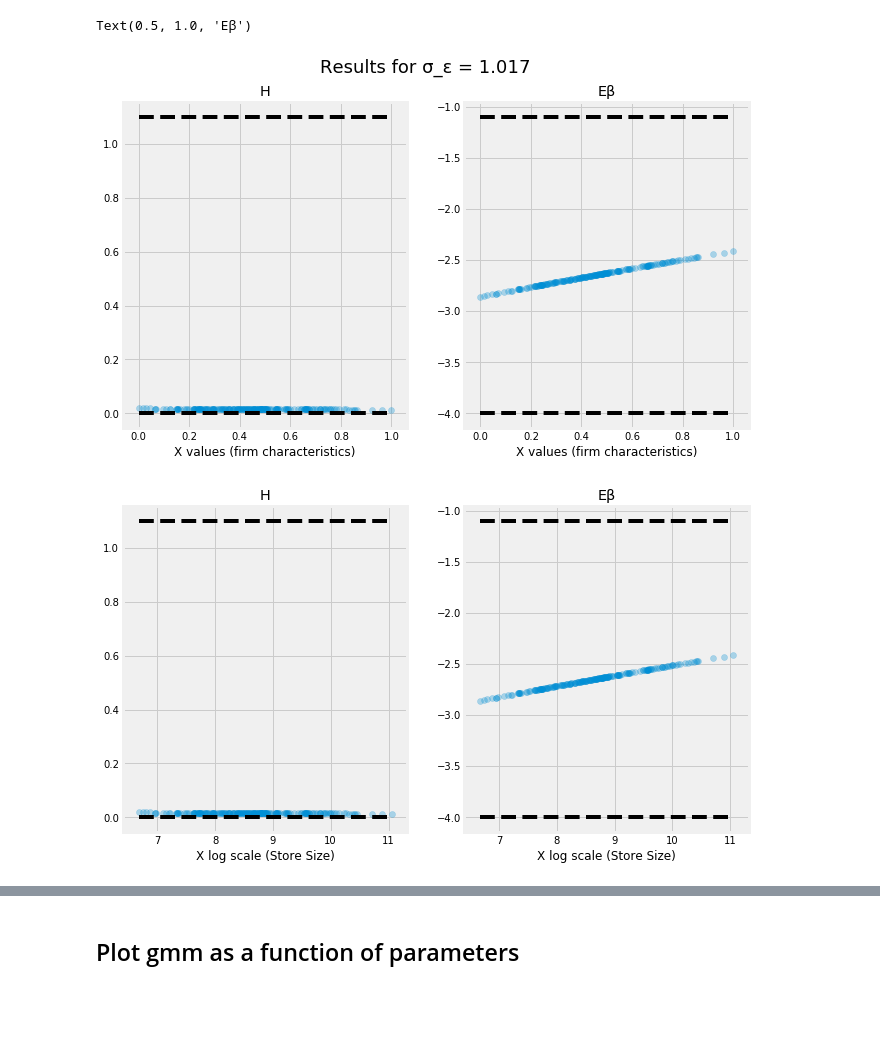
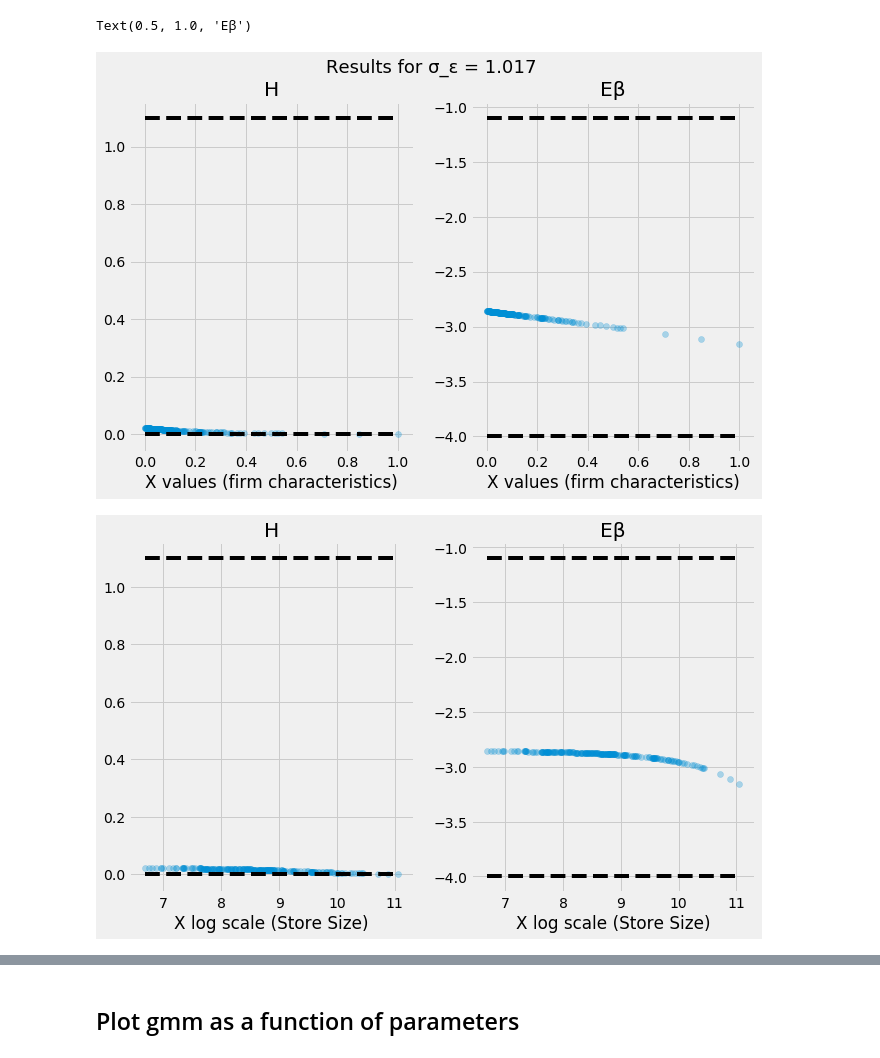
Before and after one commit to cdagnino/LearningModels, a Jupyter notebook: Notebooks/estimation/interpret_deep_parameter_results.ipynb, the cells around one changed output, grey strips where cells are left out. Saved outputs shown, nothing was run; the diff lists cells and outputs as text; code cells hidden in the pictures; blank space fills up the shorter version.

Commit message:
Finding demand inertia parameters that make more sense

```diff
--- a/Notebooks/estimation/interpret_deep_parameter_results.ipynb
+++ b/Notebooks/estimation/interpret_deep_parameter_results.ipynb
@@ -13,16 +13,24 @@ sys.path.append('../../')
 import src
 
 np.random.seed(383461)
+#GMM parameters
+maxiters = 100 #1.2 minutos por iteración
+time_periods = 40 #Maximum spell_t to consider
+min_periods = 3 #Min window period for standard deviation
+use_logs_for_x = False
+print(f"Started at {time.asctime()}. Discount: {src.const.δ}. {maxiters} maxiters. Logs for x? {use_logs_for_x}")
 
-min_periods = 3 #Min window period for standard deviation
 #Parameter limits that make sense for the product (Hand-picked this time)
 optimization_limits = [(-4, 0.05), (-5, 4), (1.35, 0.2), (-1, 1)]
 
 
 #Load policy and value function
 #####################
+
 #file_n = "2019-4-12medium_prod_vfi_dict.dill"
-file_n = "2019-4-27medium_prod_vfi_dict.dill"
+file_n = "2019-4-27medium_prod_vfi_dict.dill" #discount 0.95 (I think)
+#file_n = "2019-4-28medium_prod_vfi_dict.dill" #discount 0.99 (I think)
+#file_n = "" #Work Macbook
 with open('../../data/' + file_n, 'rb') as file:
     data_d = dill.load(file)
 
@@ -42,17 +50,26 @@ policyF = src.interpolate_wguess(lambdas_ext, policy)
 cleaned_data = "../../../firm_learning/data/cleaned_data/"
 
 df = pd.read_csv(cleaned_data + "medium_prod_for_gmm.csv")
-std_devs = (df.groupby('firm').level_prices.rolling(window=4, min=3)
+std_devs = (df.groupby('firm').level_prices.rolling(window=4, min=min_periods)
             .std().reset_index()
             .rename(columns={'level_1': 't', 'level_prices': 'std_dev_prices'}))
 
 df = pd.merge(df, std_devs, on=['firm', 't'], how='left')
 df["dmd_shocks"] = np.random.normal(loc=0, scale=src.const.σ_ɛ, size=len(df))
+df["betas_inertia"] = 0.
+for firm in df.firm.unique():
+    mask: pd.Series = (df.firm == firm)
+    t = mask.sum()
+    df.loc[mask, "betas_inertia"] = src.generate_betas_inertia(t)
 
+#mean_std_observed_prices = df.groupby('t').std_dev_prices.mean()[min_periods:]
 mean_std_observed_prices = df.groupby('t').rolling_std_upc.mean()[min_periods:]
 
 #Mix Max scaling for xs
-xs = np.log(df.groupby('firm').xs.first().values + 0.1)
+if use_logs_for_x:
+    xs = np.log(df.groupby('firm').xs.first().values + 0.1)
+else:
+    xs = (df.groupby('firm').xs.first().values + 0.1)
 scaler = MinMaxScaler()
 xs = scaler.fit_transform(xs.reshape(-1, 1)).flatten()
 
@@ -64,7 +83,8 @@ prior_shocks = src.gen_prior_shocks(Nfirms, σerror=0)
 
 #Obtained results
 #Old: θ = np.array([-0.53, -0.26,  0.52, -0.34])
-θ = np.array([-3.98, -0.29,  1.05, -0.17])
+#θ = np.array([-3.98, -0.29,  1.05, -0.17])
+θ = np.array([-3.86, -4.4,   1.05,  0.1 ]) #for delta = 0.95
 H = np.e**((θ[0] + θ[1]*xs + prior_shocks))
 Eβ = -np.e**(θ[2] + θ[3]*xs + prior_shocks)
 
@@ -89,32 +109,32 @@ fig, [ax1, ax2] = plt.subplots(1, 2, figsize=(10, 6), sharex=True)
 ax1.set_xlabel("X log scale (Store Size)")
 ax2.set_xlabel("X log scale (Store Size)")
 
 ax1.scatter(orig_x, H, alpha=0.3)
 ax1.set_title("H")
 max_H_value = np.log(3)
 ax1.hlines(0., orig_x.min(), orig_x.max(), linestyles="dashed")
 ax1.hlines(max_H_value, orig_x.min(), orig_x.max(), linestyles="dashed")
 ax2.scatter(orig_x, Eβ, alpha=0.3)
 ax2.hlines(src.betas_transition.min(), orig_x.min(), orig_x.max(), linestyles="dashed")
 ax2.hlines(src.betas_transition.max(), orig_x.min(), orig_x.max(), linestyles="dashed")
 ax2.set_title("Eβ")
 
 #Plot over original Xs
 orig_x = (df.groupby('firm').xs.first().values) #log this?
 fig, [ax1, ax2] = plt.subplots(1, 2, figsize=(10, 6), sharex=True)
 ax1.set_xlabel("X original scale (Store Size)")
 ax2.set_xlabel("X original scale (Store Size)")
 
 ax1.scatter(orig_x, H, alpha=0.3)
 ax1.set_title("H")
 max_H_value = np.log(3)
 ax1.hlines(0., orig_x.min(), orig_x.max(), linestyles="dashed")
 ax1.hlines(max_H_value, orig_x.min(), orig_x.max(), linestyles="dashed")
 ax2.scatter(orig_x, Eβ, alpha=0.3)
 ax2.hlines(src.betas_transition.min(), orig_x.min(), orig_x.max(), linestyles="dashed")
 ax2.hlines(src.betas_transition.max(), orig_x.min(), orig_x.max(), linestyles="dashed")
 ax2.set_title("Eβ")
 # %% [output]
 Text(0.5, 1.0, 'Eβ')
-[figure, old version]
+[figure, new version]
-[figure, old version]
+[figure, new version]
```
Also changed, not shown: parts of 12 cells of this notebook.
